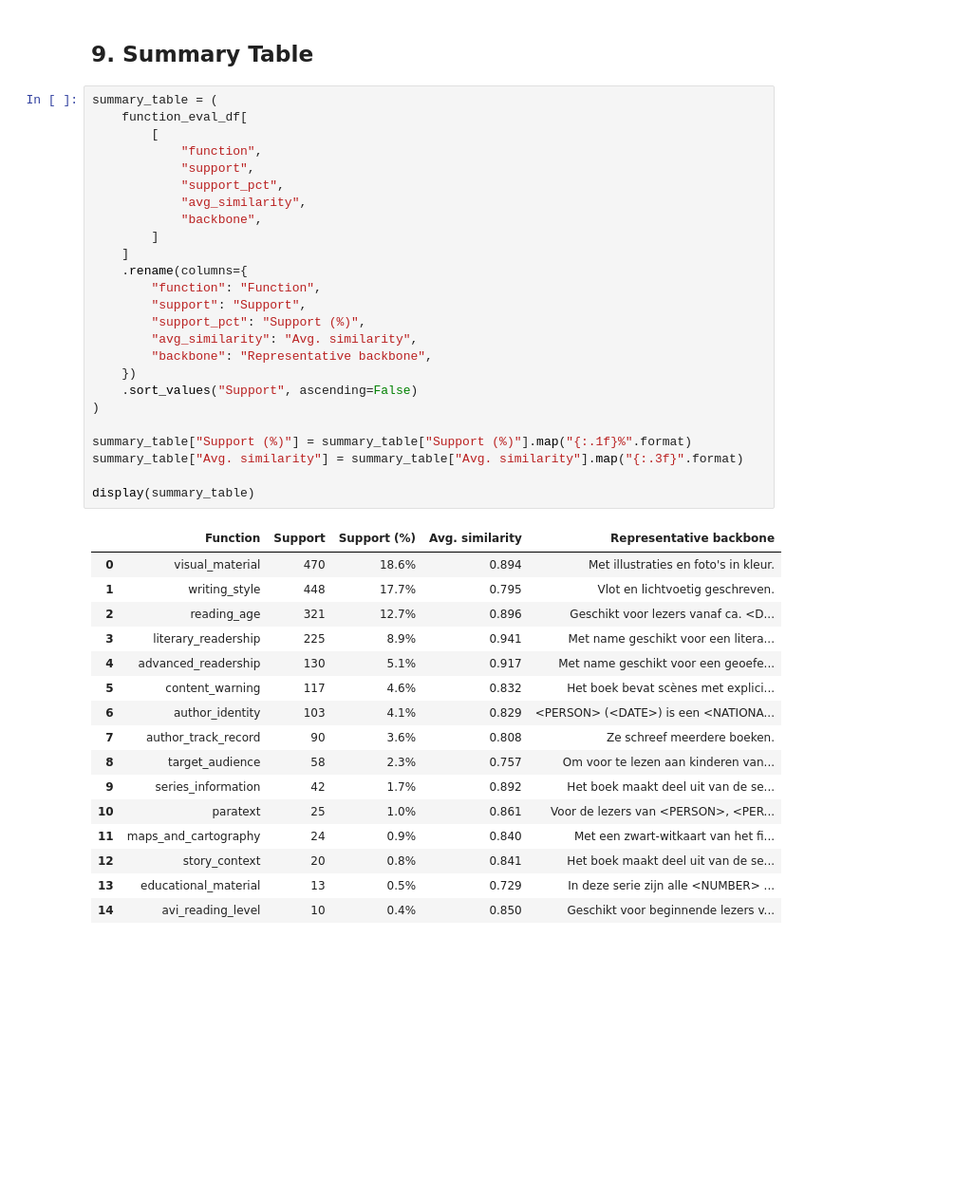
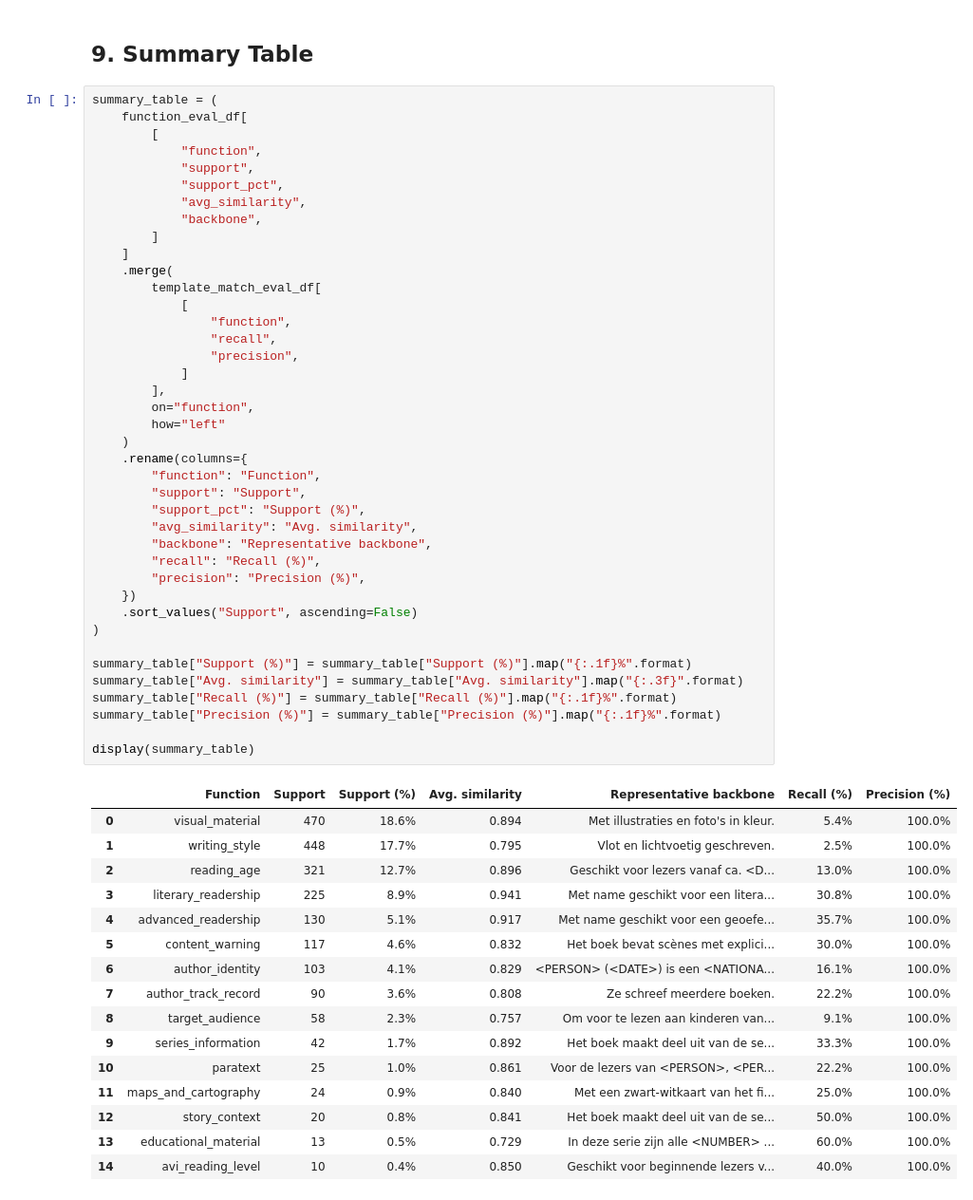
Before and after one commit to phwvng/Bookarang_3, a Jupyter notebook: 2_main.ipynb, the cells around one changed output. Shown at 95% size. Drawn from its saved outputs; the diff is of its cells as text; blank space fills up the shorter version.

```diff
--- a/2_main.ipynb
+++ b/2_main.ipynb
@@ -1314,42 +1624,57 @@ plt.show()
 # %%
 summary_table = (
     function_eval_df[
         [
             "function",
             "support",
             "support_pct",
             "avg_similarity",
             "backbone",
         ]
     ]
+    .merge(
+        template_match_eval_df[
+            [
+                "function",
+                "recall",
+                "precision",
+            ]
+        ],
+        on="function",
+        how="left"
+    )
     .rename(columns={
         "function": "Function",
         "support": "Support",
         "support_pct": "Support (%)",
         "avg_similarity": "Avg. similarity",
         "backbone": "Representative backbone",
+        "recall": "Recall (%)",
+        "precision": "Precision (%)",
     })
     .sort_values("Support", ascending=False)
 )
 
 summary_table["Support (%)"] = summary_table["Support (%)"].map("{:.1f}%".format)
 summary_table["Avg. similarity"] = summary_table["Avg. similarity"].map("{:.3f}".format)
+summary_table["Recall (%)"] = summary_table["Recall (%)"].map("{:.1f}%".format)
+summary_table["Precision (%)"] = summary_table["Precision (%)"].map("{:.1f}%".format)
 
 display(summary_table)
 # %% [output]
-|  | Function | Support | Support (%) | Avg. similarity | Representative backbone |
-| 0 | visual_material | 470 | 18.6% | 0.894 | Met illustraties en foto's in kleur. |
-| 1 | writing_style | 448 | 17.7% | 0.795 | Vlot en lichtvoetig geschreven. |
-| 2 | reading_age | 321 | 12.7% | 0.896 | Geschikt voor lezers vanaf ca. <D... |
-| 3 | literary_readership | 225 | 8.9% | 0.941 | Met name geschikt voor een litera... |
-| 4 | advanced_readership | 130 | 5.1% | 0.917 | Met name geschikt voor een geoefe... |
-| 5 | content_warning | 117 | 4.6% | 0.832 | Het boek bevat scènes met explici... |
-| 6 | author_identity | 103 | 4.1% | 0.829 | <PERSON> (<DATE>) is een <NATIONA... |
-| 7 | author_track_record | 90 | 3.6% | 0.808 | Ze schreef meerdere boeken. |
-| 8 | target_audience | 58 | 2.3% | 0.757 | Om voor te lezen aan kinderen van... |
-| 9 | series_information | 42 | 1.7% | 0.892 | Het boek maakt deel uit van de se... |
-| 10 | paratext | 25 | 1.0% | 0.861 | Voor de lezers van <PERSON>, <PER... |
-| 11 | maps_and_cartography | 24 | 0.9% | 0.840 | Met een zwart-witkaart van het fi... |
-| 12 | story_context | 20 | 0.8% | 0.841 | Het boek maakt deel uit van de se... |
-| 13 | educational_material | 13 | 0.5% | 0.729 | In deze serie zijn alle <NUMBER> ... |
-| 14 | avi_reading_level | 10 | 0.4% | 0.850 | Geschikt voor beginnende lezers v... |
+|  | Function | Support | Support (%) | Avg. similarity | Representative backbone | Recall (%) | Precision (%) |
+| 0 | visual_material | 470 | 18.6% | 0.894 | Met illustraties en foto's in kleur. | 5.4% | 100.0% |
+| 1 | writing_style | 448 | 17.7% | 0.795 | Vlot en lichtvoetig geschreven. | 2.5% | 100.0% |
+| 2 | reading_age | 321 | 12.7% | 0.896 | Geschikt voor lezers vanaf ca. <D... | 13.0% | 100.0% |
+| 3 | literary_readership | 225 | 8.9% | 0.941 | Met name geschikt voor een litera... | 30.8% | 100.0% |
+| 4 | advanced_readership | 130 | 5.1% | 0.917 | Met name geschikt voor een geoefe... | 35.7% | 100.0% |
+| 5 | content_warning | 117 | 4.6% | 0.832 | Het boek bevat scènes met explici... | 30.0% | 100.0% |
+| 6 | author_identity | 103 | 4.1% | 0.829 | <PERSON> (<DATE>) is een <NATIONA... | 16.1% | 100.0% |
+| 7 | author_track_record | 90 | 3.6% | 0.808 | Ze schreef meerdere boeken. | 22.2% | 100.0% |
+| 8 | target_audience | 58 | 2.3% | 0.757 | Om voor te lezen aan kinderen van... | 9.1% | 100.0% |
+| 9 | series_information | 42 | 1.7% | 0.892 | Het boek maakt deel uit van de se... | 33.3% | 100.0% |
+| 10 | paratext | 25 | 1.0% | 0.861 | Voor de lezers van <PERSON>, <PER... | 22.2% | 100.0% |
+| 11 | maps_and_cartography | 24 | 0.9% | 0.840 | Met een zwart-witkaart van het fi... | 25.0% | 100.0% |
+| 12 | story_context | 20 | 0.8% | 0.841 | Het boek maakt deel uit van de se... | 50.0% | 100.0% |
+| 13 | educational_material | 13 | 0.5% | 0.729 | In deze serie zijn alle <NUMBER> ... | 60.0% | 100.0% |
+| 14 | avi_reading_level | 10 | 0.4% | 0.850 | Geschikt voor beginnende lezers v... | 40.0% | 100.0% |
```
Also changed, not shown: parts of 8 cells of this notebook.
